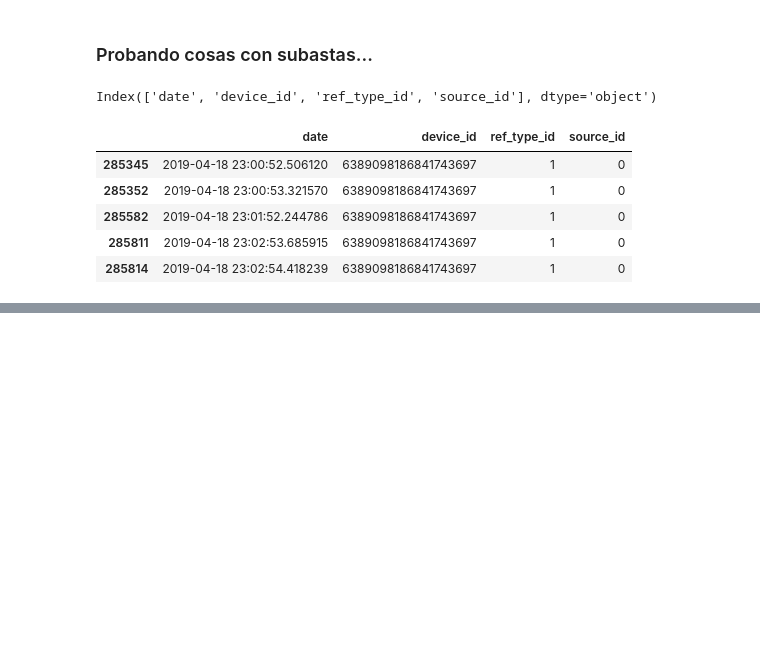
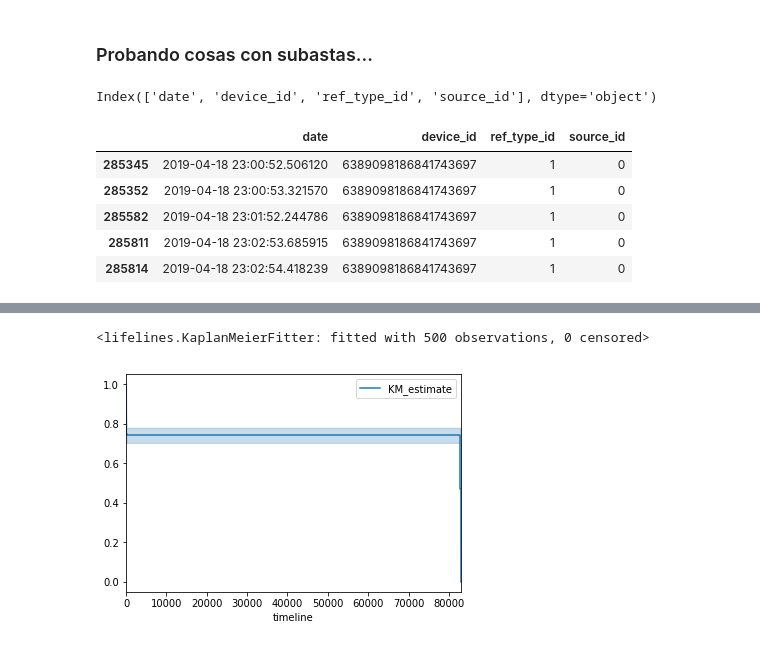
Before and after one commit to rozanecm/7506_tp2_1c2019, a Jupyter notebook: notebooks/My nb by mr.ipynb, the cells around one changed output, grey strips where cells are left out. Saved outputs shown, nothing was run; the diff lists cells and outputs as text; code cells hidden in the pictures; blank space fills up the shorter version.

Commit message:
update notebook with first insights from lifelines.

```diff
--- a/notebooks/My nb by mr.ipynb
+++ b/notebooks/My nb by mr.ipynb
@@ -459,0 +462,4 @@ AttributeError: 'Series' object has no attribute 'seconds'
+# %%
+reduced['diff_in_sec'] = reduced['diff'].dt.total_seconds()
+# %%
+reduced['observed'] = True
@@ -459,0 +475,16 @@ AttributeError: 'Series' object has no attribute 'seconds'
+# %%
+T = reduced['diff_in_sec']
+E = reduced['observed']
+# %%
+from lifelines import KaplanMeierFitter
+kmf = KaplanMeierFitter()
+kmf.fit(T, event_observed=E)  # or, more succinctly, kmf.fit(T, E)
+# %% [output]
+<lifelines.KaplanMeierFitter: fitted with 500 observations, 0 censored>
+# %%
+kmf.survival_function_
+kmf.cumulative_density_
+kmf.median_
+kmf.plot_survival_function(); # or just kmf.plot()
+# %% [output]
+[figure, added]
```
Also changed, not shown: parts of 11 cells of this notebook.
